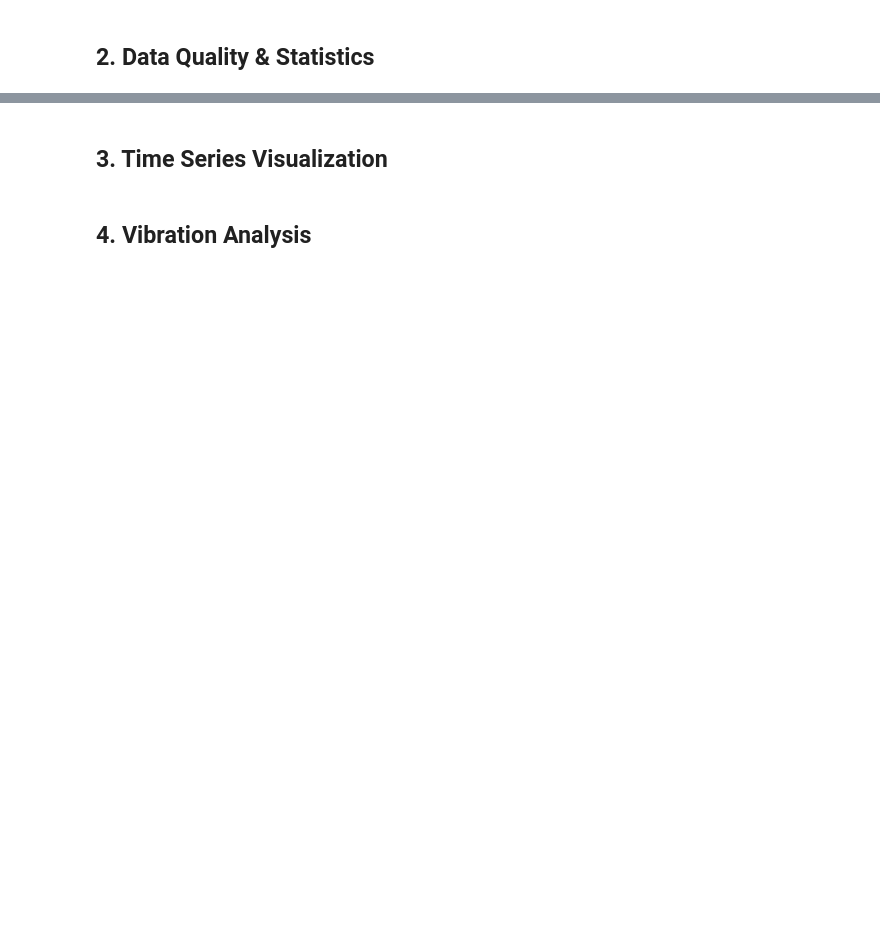
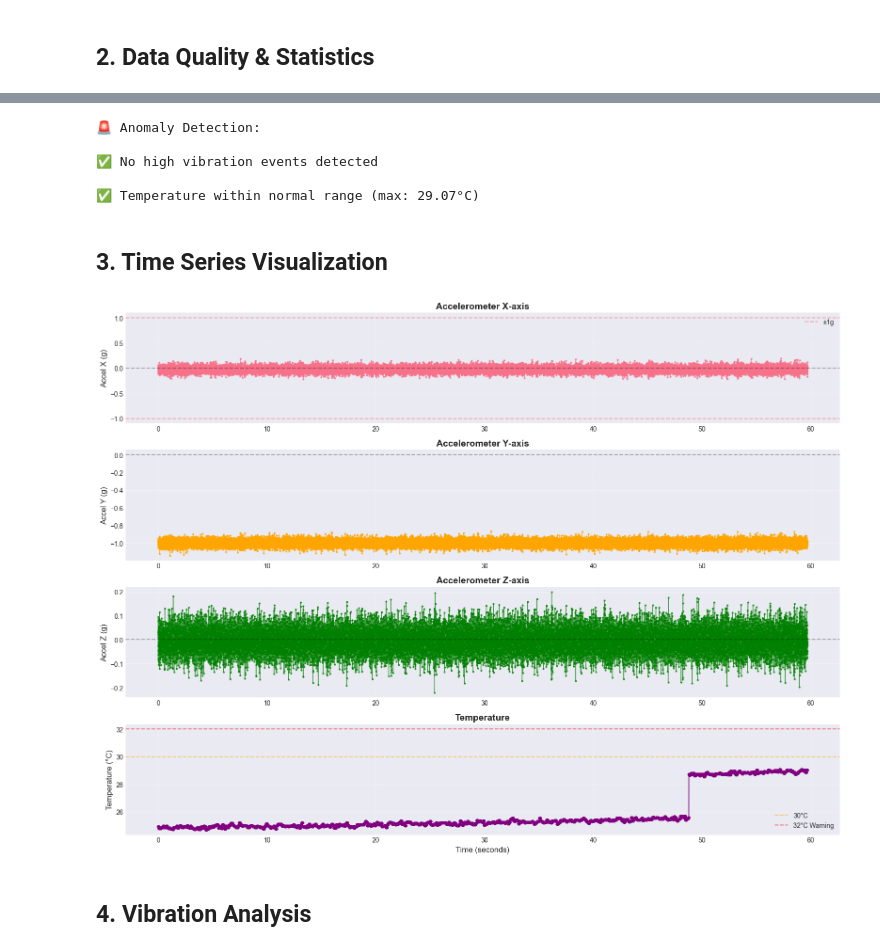
Before and after one commit to DArmandoSalinas/Motor-performance-prediction, a Jupyter notebook: Motor_Data_Analysis_v2.ipynb, the cells around one changed output, grey strips where cells are left out. Saved outputs shown, nothing was run; the diff lists cells and outputs as text; code cells hidden in the pictures; blank space fills up the shorter version.

```diff
--- a/Motor_Data_Analysis_v2.ipynb
+++ b/Motor_Data_Analysis_v2.ipynb
@@ -111,22 +272,19 @@ if len(high_vib) > 0:
 else:
     print("✅ No high vibration events detected")
 
-# Microphone outliers
-Q1 = df['mic_raw'].quantile(0.25)
-Q3 = df['mic_raw'].quantile(0.75)
-IQR = Q3 - Q1
-mic_outliers = df[df['mic_raw'] > Q3 + 3 * IQR]  # Using 3*IQR for extreme outliers
-
-if len(mic_outliers) > 0:
-    print(f"\n⚠️  Microphone Anomalies: {len(mic_outliers)} readings")
-    cols = ['timestamp', 'mic_raw', 'temp_C', 'vibration_magnitude'] if has_timestamps else ['reading_num', 'mic_raw', 'temp_C', 'vibration_magnitude']
-    display(mic_outliers[cols].sort_values('mic_raw', ascending=False).head(10))
-
 # Temperature extremes
 temp_high = df[df['temp_C'] > 32]
 if len(temp_high) > 0:
     print(f"\n🌡️  High Temperature Events: {len(temp_high)} readings (>32°C)")
     print(f"   Max: {df['temp_C'].max():.2f}°C")
+else:
+    print(f"\n✅ Temperature within normal range (max: {df['temp_C'].max():.2f}°C)")
+# %% [output]
+🚨 Anomaly Detection:
+
+✅ No high vibration events detected
+
+✅ Temperature within normal range (max: 29.07°C)
 # %% [markdown]
 ## 3. Time Series Visualization
 # %%
@@ -134,50 +292,46 @@ if len(temp_high) > 0:
 x_axis = 'elapsed_sec' if has_timestamps else 'reading_num'
 x_label = 'Time (seconds)' if has_timestamps else 'Reading Number'
 
-fig, axes = plt.subplots(5, 1, figsize=(16, 14))
+fig, axes = plt.subplots(4, 1, figsize=(16, 12))
 
 # Accelerometer X
 axes[0].plot(df[x_axis], df['ax_g'], marker='o', markersize=2, linewidth=1, alpha=0.7)
 axes[0].axhline(y=0, color='k', linestyle='--', alpha=0.3)
 axes[0].axhline(y=1, color='r', linestyle='--', alpha=0.3, label='±1g')
 axes[0].axhline(y=-1, color='r', linestyle='--', alpha=0.3)
 axes[0].set_ylabel('Accel X (g)', fontsize=12)
 axes[0].set_title('Accelerometer X-axis', fontsize=14, fontweight='bold')
 axes[0].legend()
 axes[0].grid(True, alpha=0.3)
 
 # Accelerometer Y
 axes[1].plot(df[x_axis], df['ay_g'], marker='o', markersize=2, linewidth=1, alpha=0.7, color='orange')
 axes[1].axhline(y=0, color='k', linestyle='--', alpha=0.3)
 axes[1].set_ylabel('Accel Y (g)', fontsize=12)
 axes[1].set_title('Accelerometer Y-axis', fontsize=14, fontweight='bold')
 axes[1].grid(True, alpha=0.3)
 
 # Accelerometer Z
 axes[2].plot(df[x_axis], df['az_g'], marker='o', markersize=2, linewidth=1, alpha=0.7, color='green')
 axes[2].axhline(y=0, color='k', linestyle='--', alpha=0.3)
 axes[2].set_ylabel('Accel Z (g)', fontsize=12)
 axes[2].set_title('Accelerometer Z-axis', fontsize=14, fontweight='bold')
 axes[2].grid(True, alpha=0.3)
 
-# Microphone (log scale)
-axes[3].plot(df[x_axis], df['mic_raw'], marker='o', markersize=2, linewidth=1, alpha=0.7, color='red')
-axes[3].set_ylabel('Microphone\n(log scale)', fontsize=12)
-axes[3].set_yscale('log')
-axes[3].set_title('Microphone Signal', fontsize=14, fontweight='bold')
-axes[3].grid(True, alpha=0.3, which='both')
-
 # Temperature
-axes[4].plot(df[x_axis], df['temp_C'], marker='o', markersize=3, linewidth=1.5, alpha=0.8, color='purple')
-axes[4].axhline(y=30, color='orange', linestyle='--', alpha=0.5, label='30°C')
-axes[4].set_ylabel('Temperature (°C)', fontsize=12)
-axes[4].set_xlabel(x_label, fontsize=12)
-axes[4].set_title('Temperature', fontsize=14, fontweight='bold')
-axes[4].legend()
-axes[4].grid(True, alpha=0.3)
+axes[3].plot(df[x_axis], df['temp_C'], marker='o', markersize=3, linewidth=1.5, alpha=0.8, color='purple')
+axes[3].axhline(y=30, color='orange', linestyle='--', alpha=0.5, label='30°C')
+axes[3].axhline(y=32, color='red', linestyle='--', alpha=0.5, label='32°C Warning')
+axes[3].set_ylabel('Temperature (°C)', fontsize=12)
+axes[3].set_xlabel(x_label, fontsize=12)
+axes[3].set_title('Temperature', fontsize=14, fontweight='bold')
+axes[3].legend()
+axes[3].grid(True, alpha=0.3)
 
 plt.tight_layout()
 plt.show()
+# %% [output]
+[figure, added]
 # %% [markdown]
 ## 4. Vibration Analysis
 # %%
```
Also changed, not shown: parts of 9 cells of this notebook, 3 other files.
